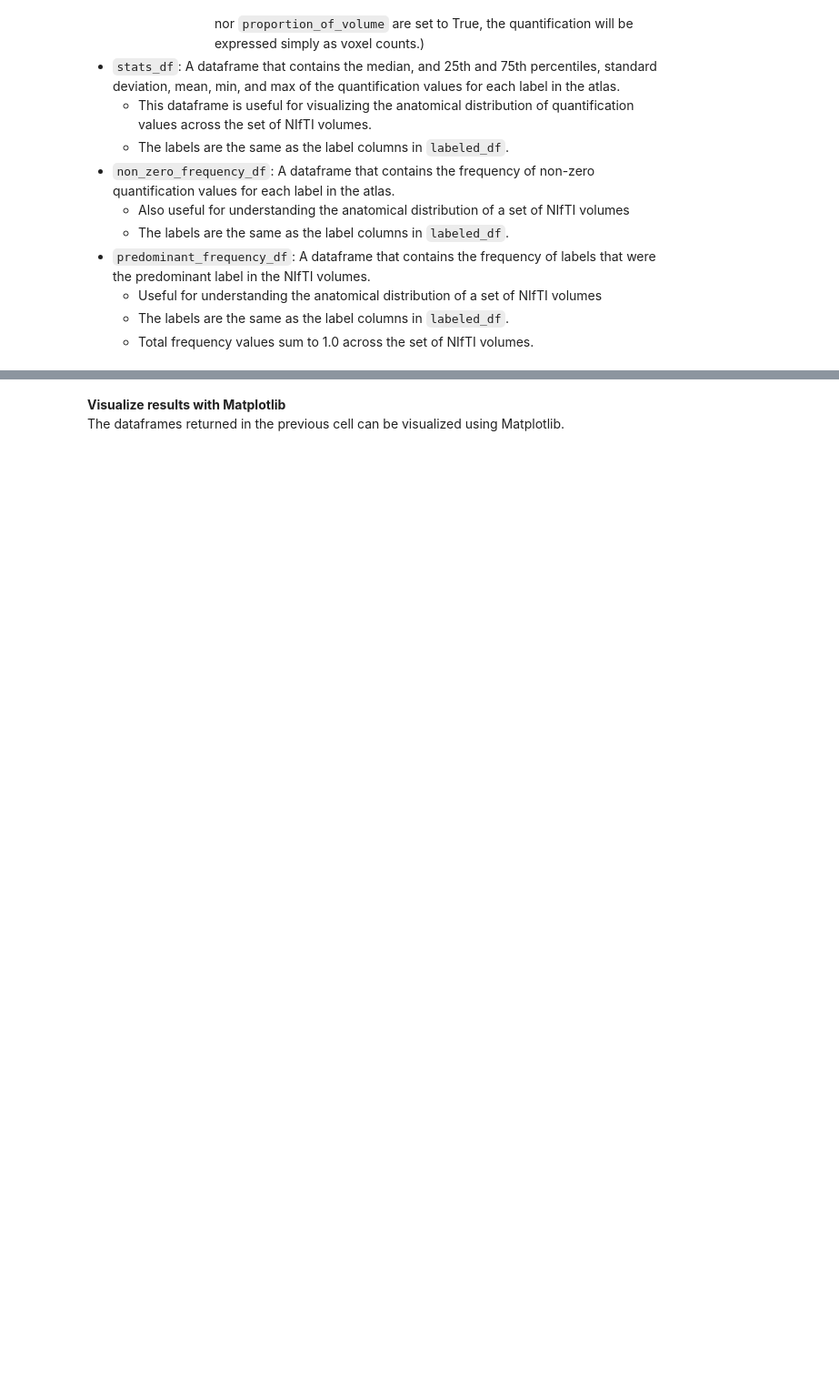
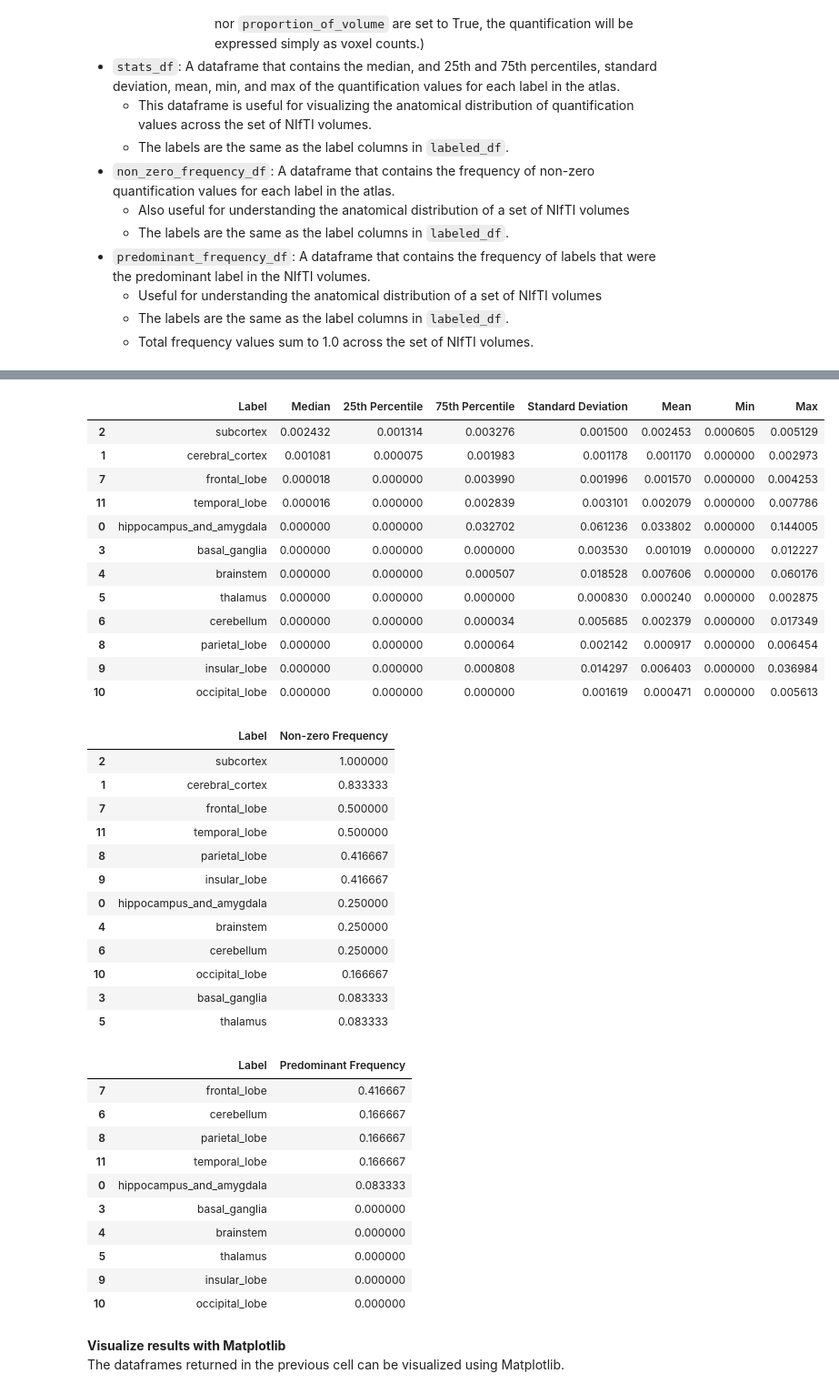
Before and after one commit to JosephIsaacTurner/AnatomicalLabeler, a Jupyter notebook: 01_QuantificationFromCSV.ipynb, the cells around one changed output, grey strips where cells are left out. Shown: that part at 91% size. Cells and saved outputs as stored; diff of their text form; code cells hidden in the pictures; blank space fills up the shorter version.

```diff
--- a/01_QuantificationFromCSV.ipynb
+++ b/01_QuantificationFromCSV.ipynb
@@ -62,36 +62,73 @@ roi_col_name = "LocalPath_roi_2mm" # Column name of the NIfTI filepaths to label
 # max_threshold = 1 # (sets the maximum threshold for quantification)
 # atlas = r"atlas_data/harvoxf_atlas_list.csv" # (path to the atlas data)
 
 (labeled_df,
  stats_df,
  non_zero_frequency_df,
  predominant_frequency_df) = quantification_from_csv(csv_path=csv_path,
                                                     roi_col_name=roi_col_name,
                                                     # label_function=label_function,
                                                     # proportion_of_anatomical_label=proportion_of_anatomical_label,
                                                     # proportion_of_volume=proportion_of_volume,
                                                     # min_threshold=min_threshold,
                                                     # max_threshold=max_threshold,
                                                     # atlas=atlas
                                                     )
 display(labeled_df)
-# display(stats_df)
-# display(non_zero_frequency_df)
-# display(predominant_frequency_df)
+display(stats_df)
+display(non_zero_frequency_df)
+display(predominant_frequency_df)
 # %% [output]
 |  | LocalPath_roi_2mm | LocalPath_t | Region | Subject | total_voxel_count | predominant_label | ... |
 | 0 | C:/Users/josep/a_repos/Takotsubo/... | C:/Users/josep/a_repos/Takotsubo/... | hippocampus_and_amygdala | 25kakinuma2021 | 263 | temporal_lobe | ... |
 | 1 | C:/Users/josep/a_repos/Takotsubo/... | C:/Users/josep/a_repos/Takotsubo/... | cerebral_cortex | 36osawa2021 | 404 | frontal_lobe | ... |
 | 2 | C:/Users/josep/a_repos/Takotsubo/... | C:/Users/josep/a_repos/Takotsubo/... | subcortex | 20gelow2009 | 307 | hippocampus_and_amygdala | ... |
 | 3 | C:/Users/josep/a_repos/Takotsubo/... | C:/Users/josep/a_repos/Takotsubo/... | basal_ganglia | 59yoshimura2008u2 | 551 | frontal_lobe | ... |
 | 4 | C:/Users/josep/a_repos/Takotsubo/... | C:/Users/josep/a_repos/Takotsubo/... | brainstem | 63yoshimura2008u7 | 497 | cerebellum | ... |
 | 5 | C:/Users/josep/a_repos/Takotsubo/... | C:/Users/josep/a_repos/Takotsubo/... | thalamus | 34midaglia2016 | 358 | frontal_lobe | ... |
 | 6 | C:/Users/josep/a_repos/Takotsubo/... | C:/Users/josep/a_repos/Takotsubo/... | cerebellum | 56yhassan2011 | 520 | cerebellum | ... |
 | 7 | C:/Users/josep/a_repos/Takotsubo/... | C:/Users/josep/a_repos/Takotsubo/... | frontal_lobe | 30lechowiczglogowska2019 | 319 | frontal_lobe | ... |
 | 8 | C:/Users/josep/a_repos/Takotsubo/... | C:/Users/josep/a_repos/Takotsubo/... | parietal_lobe | 45stone2018u1 | 295 | parietal_lobe | ... |
 | 9 | C:/Users/josep/a_repos/Takotsubo/... | C:/Users/josep/a_repos/Takotsubo/... | insular_lobe | 36osawa2021 | 404 | frontal_lobe | ... |
 | 10 | C:/Users/josep/a_repos/Takotsubo/... | C:/Users/josep/a_repos/Takotsubo/... | occipital_lobe | 66karnatovskaia2012 | 419 | parietal_lobe | ... |
 | 11 | C:/Users/josep/a_repos/Takotsubo/... | C:/Users/josep/a_repos/Takotsubo/... | temporal_lobe | 25kakinuma2021 | 263 | temporal_lobe | ... |
+|  | Label | Median | 25th Percentile | 75th Percentile | Standard Deviation | Mean | Min | Max |
+| 2 | subcortex | 0.002432 | 0.001314 | 0.003276 | 0.001500 | 0.002453 | 0.000605 | 0.005129 |
+| 1 | cerebral_cortex | 0.001081 | 0.000075 | 0.001983 | 0.001178 | 0.001170 | 0.000000 | 0.002973 |
+| 7 | frontal_lobe | 0.000018 | 0.000000 | 0.003990 | 0.001996 | 0.001570 | 0.000000 | 0.004253 |
+| 11 | temporal_lobe | 0.000016 | 0.000000 | 0.002839 | 0.003101 | 0.002079 | 0.000000 | 0.007786 |
+| 0 | hippocampus_and_amygdala | 0.000000 | 0.000000 | 0.032702 | 0.061236 | 0.033802 | 0.000000 | 0.144005 |
+| 3 | basal_ganglia | 0.000000 | 0.000000 | 0.000000 | 0.003530 | 0.001019 | 0.000000 | 0.012227 |
+| 4 | brainstem | 0.000000 | 0.000000 | 0.000507 | 0.018528 | 0.007606 | 0.000000 | 0.060176 |
+| 5 | thalamus | 0.000000 | 0.000000 | 0.000000 | 0.000830 | 0.000240 | 0.000000 | 0.002875 |
+| 6 | cerebellum | 0.000000 | 0.000000 | 0.000034 | 0.005685 | 0.002379 | 0.000000 | 0.017349 |
+| 8 | parietal_lobe | 0.000000 | 0.000000 | 0.000064 | 0.002142 | 0.000917 | 0.000000 | 0.006454 |
+| 9 | insular_lobe | 0.000000 | 0.000000 | 0.000808 | 0.014297 | 0.006403 | 0.000000 | 0.036984 |
+| 10 | occipital_lobe | 0.000000 | 0.000000 | 0.000000 | 0.001619 | 0.000471 | 0.000000 | 0.005613 |
+|  | Label | Non-zero Frequency |
+| 2 | subcortex | 1.000000 |
+| 1 | cerebral_cortex | 0.833333 |
+| 7 | frontal_lobe | 0.500000 |
+| 11 | temporal_lobe | 0.500000 |
+| 8 | parietal_lobe | 0.416667 |
+| 9 | insular_lobe | 0.416667 |
+| 0 | hippocampus_and_amygdala | 0.250000 |
+| 4 | brainstem | 0.250000 |
+| 6 | cerebellum | 0.250000 |
+| 10 | occipital_lobe | 0.166667 |
+| 3 | basal_ganglia | 0.083333 |
+| 5 | thalamus | 0.083333 |
+|  | Label | Predominant Frequency |
+| 7 | frontal_lobe | 0.416667 |
+| 6 | cerebellum | 0.166667 |
+| 8 | parietal_lobe | 0.166667 |
+| 11 | temporal_lobe | 0.166667 |
+| 0 | hippocampus_and_amygdala | 0.083333 |
+| 3 | basal_ganglia | 0.000000 |
+| 4 | brainstem | 0.000000 |
+| 5 | thalamus | 0.000000 |
+| 9 | insular_lobe | 0.000000 |
+| 10 | occipital_lobe | 0.000000 |
 # %% [markdown]
 **Visualize results with Matplotlib**
 The dataframes returned in the previous cell can be visualized using Matplotlib.
```
Also changed, not shown: 5 other files.
